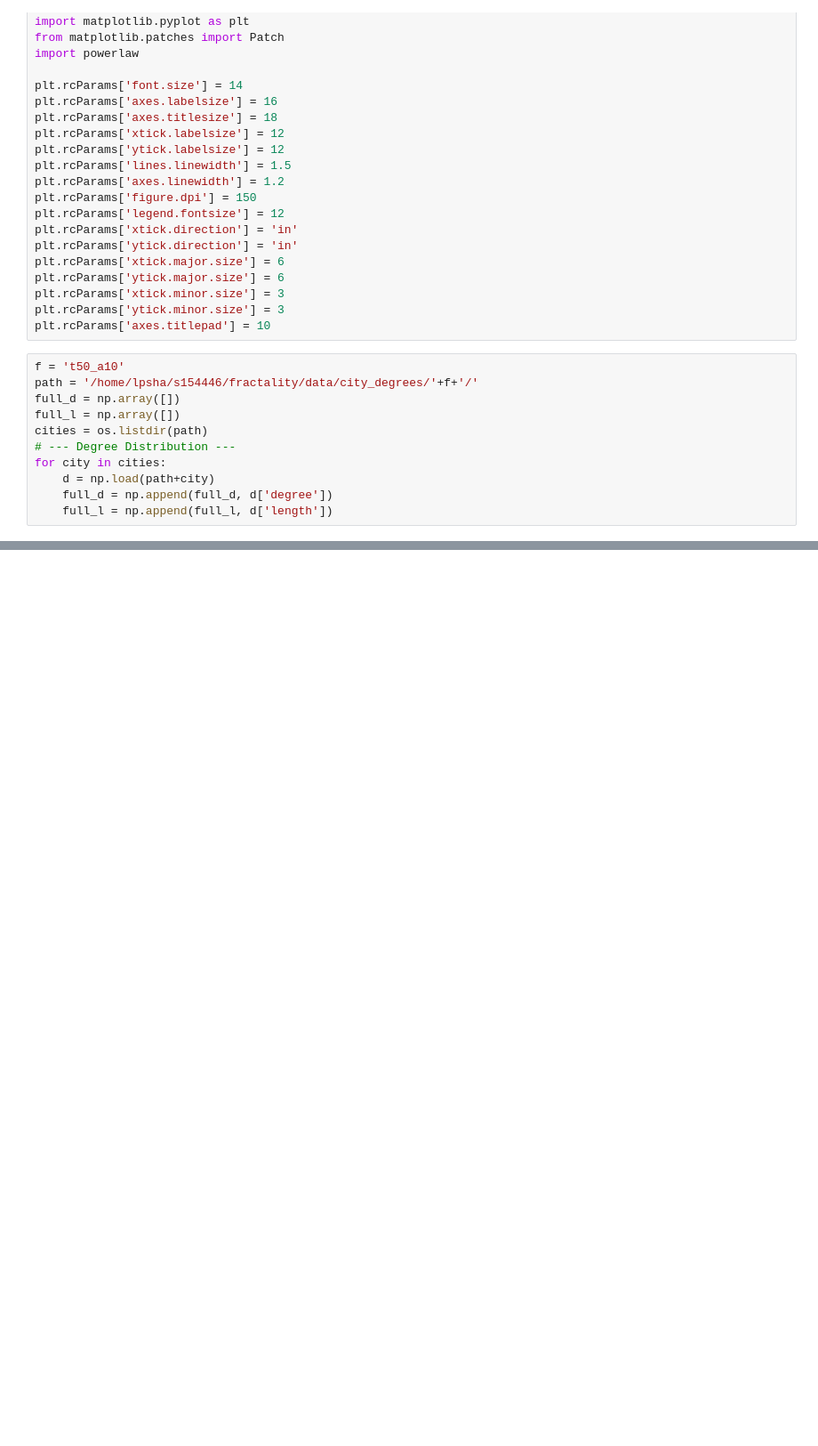
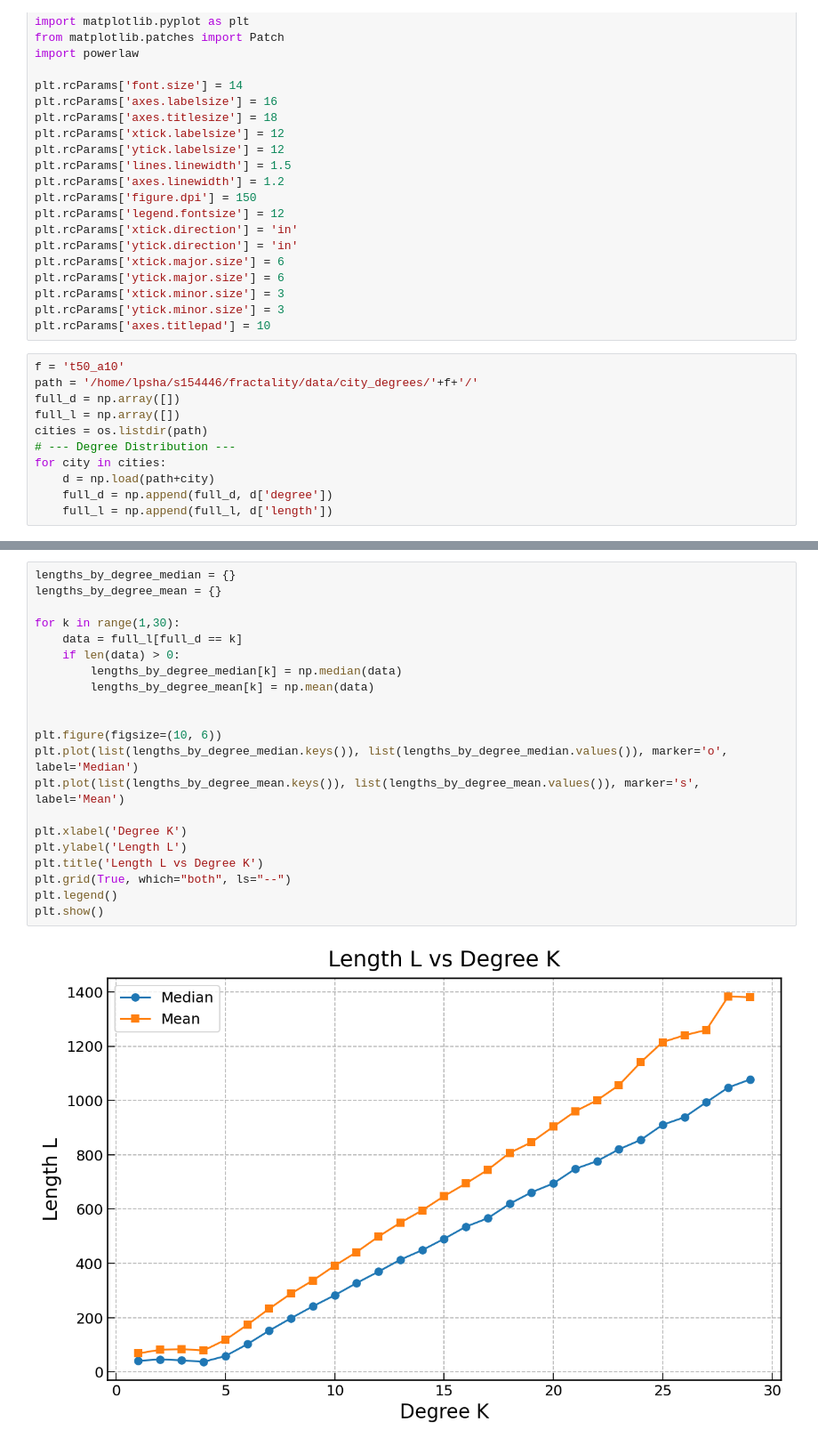
Before and after one commit to LassePSH/DualGraphDirCon, a Jupyter notebook: notebooks_lasse/length.ipynb, the cells around one changed output, grey strips where cells are left out. Shown at 89% size. Drawn from its saved outputs; the diff is of its cells as text; blank space fills up the shorter version.

```diff
--- a/notebooks_lasse/length.ipynb
+++ b/notebooks_lasse/length.ipynb
@@ -83,0 +77,23 @@ plt.show()
+# %%
+lengths_by_degree_median = {}
+lengths_by_degree_mean = {}
+
+for k in range(1,30):
+    data = full_l[full_d == k]
+    if len(data) > 0:
+        lengths_by_degree_median[k] = np.median(data)
+        lengths_by_degree_mean[k] = np.mean(data)
+
+
+plt.figure(figsize=(10, 6))
+plt.plot(list(lengths_by_degree_median.keys()), list(lengths_by_degree_median.values()), marker='o', label='Median')
+plt.plot(list(lengths_by_degree_mean.keys()), list(lengths_by_degree_mean.values()), marker='s', label='Mean')
+
+plt.xlabel('Degree K')
+plt.ylabel('Length L')
+plt.title('Length L vs Degree K')
+plt.grid(True, which="both", ls="--")
+plt.legend()
+plt.show()
+# %% [output]
+[figure, added]
```
Also changed, not shown: parts of 5 cells of this notebook, 1 other file.
